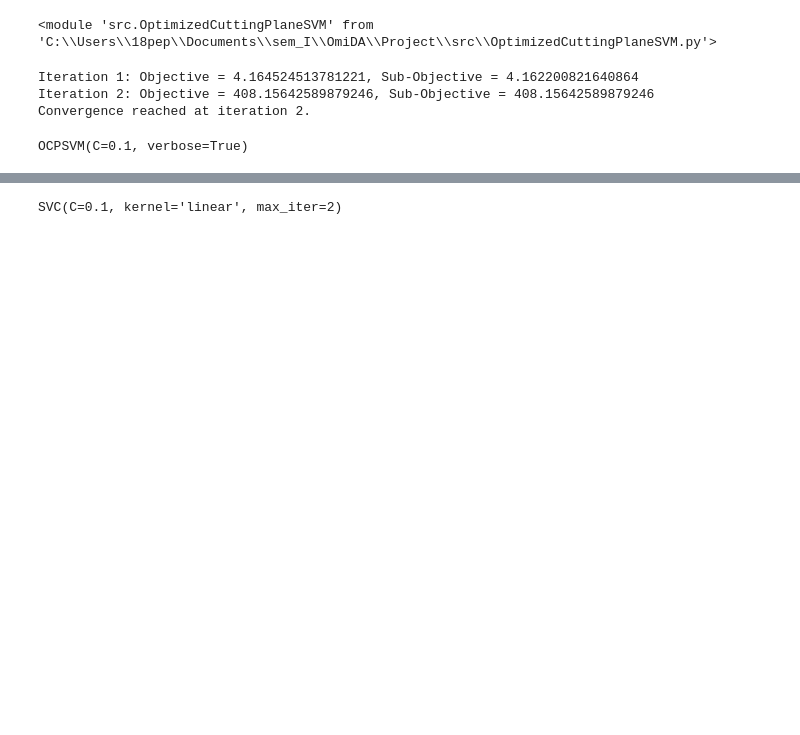
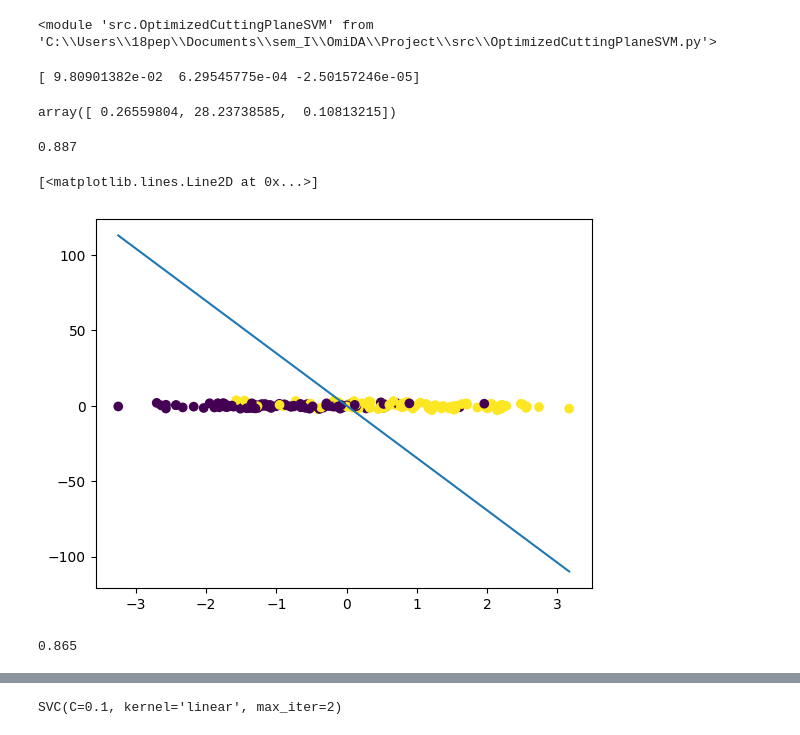
Before and after one commit to PioRow/OptimizedCuttingPlaneAlgorithmForSVM, a Jupyter notebook: Evaluation.ipynb, the cells around one changed output, grey strips where cells are left out. Drawn from its saved outputs; the diff is of its cells as text; code cells hidden in the pictures; blank space fills up the shorter version.

```diff
--- a/Evaluation.ipynb
+++ b/Evaluation.ipynb
@@ -6,5 +7,5 @@ from sklearn.model_selection import train_test_split
 # %%
-X,y=make_classification(n_samples=10000, n_features=10, n_informative=5, n_redundant=0, random_state=41)
+X,y=make_classification(n_samples=50000, n_features=2, n_informative=2, n_redundant=0)
 y=2*y-1
 X=np.hstack([X,np.ones((X.shape[0],1))])
 # %%
@@ -20,9 +21,26 @@ model=ocpsvm.OCPSVM(C=0.1,verbose=True)
 # %%
 model.fit(X_train,y_train)
 # %% [output]
-Iteration 1: Objective = 4.164524513781221, Sub-Objective = 4.162200821640864
-Iteration 2: Objective = 408.15642589879246, Sub-Objective = 408.15642589879246
-Convergence reached at iteration 2.
+[ 9.80901382e-02  6.29545775e-04 -2.50157246e-05]
-OCPSVM(C=0.1, verbose=True)
+# %%
+model.W
+# %% [output]
+array([ 0.26559804, 28.23738585,  0.10813215])
+# %%
+model.score(X_test,y_test)
+# %% [output]
+0.887
 # %%
 import matplotlib.pyplot as plt
+# %%
+plt.scatter(X_test[:,0],X_test[:,1],c=y_test)
+x=np.linspace(X_test[:,0].min(),X_test[:,0].max(),100)
+ys=-(model.W[0]*x+model.W[2])/model.W[1]
+plt.plot(x,ys)
+# %% [output]
+[<matplotlib.lines.Line2D at 0x...>]
+[figure, added]
+# %%
+model.score(X_test,y_test)
+# %% [output]
+0.865
```
Also changed, not shown: parts of 2 cells of this notebook, 1 other file.
